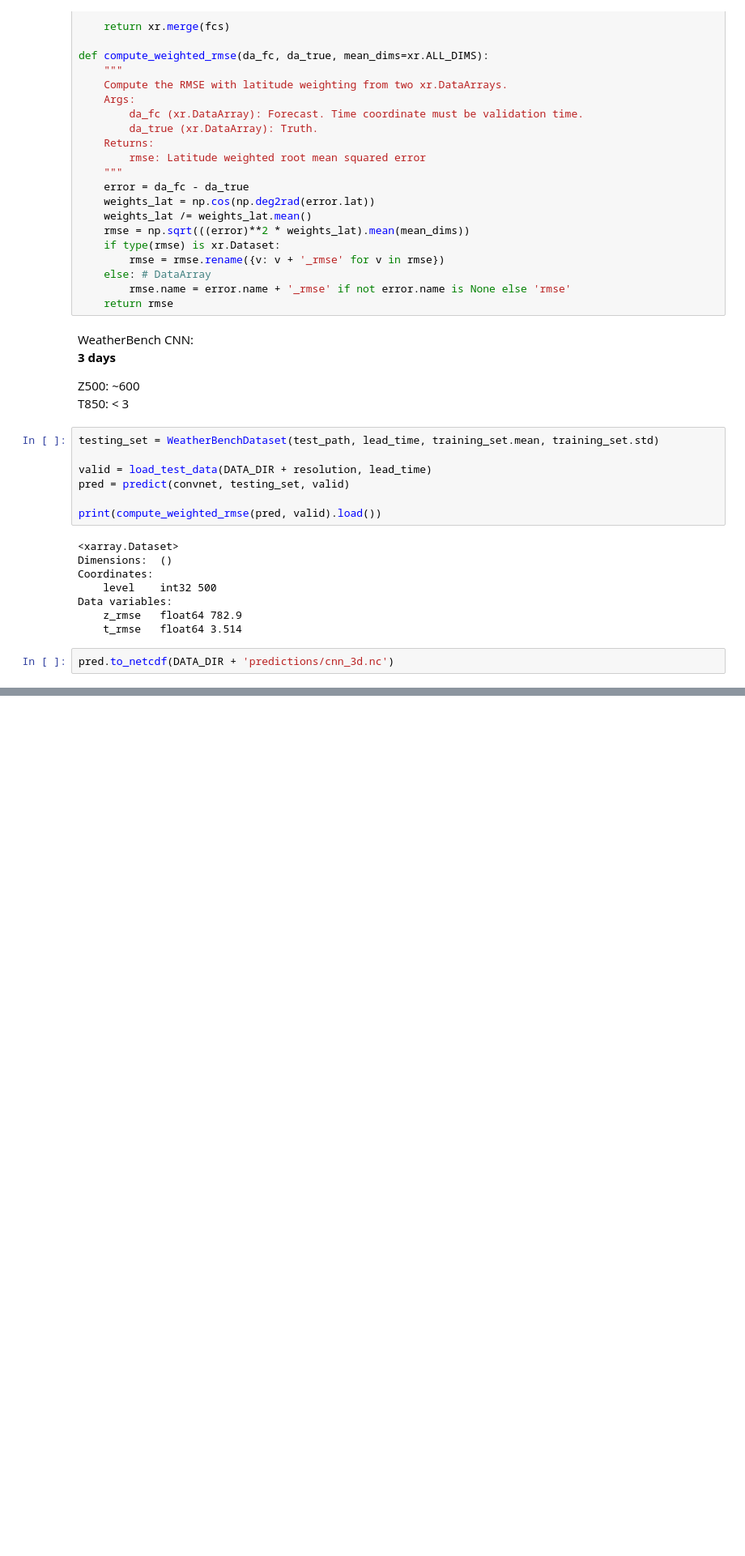
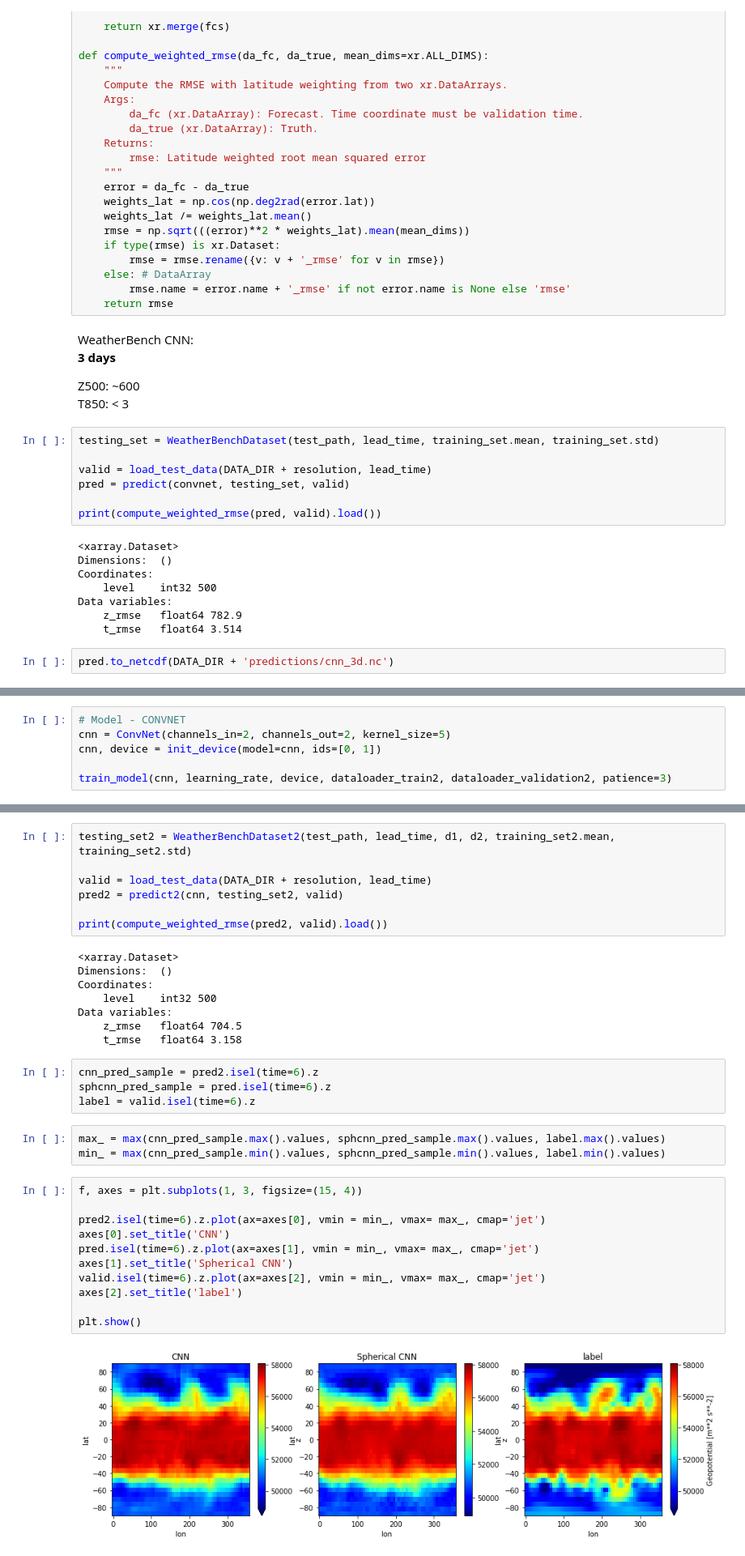
Before and after one commit to deepsphere/deepsphere-weather, a Jupyter notebook: notebooks/data_processing.ipynb, the cells around one changed output, grey strips where cells are left out. Shown: that part at 81% size. Drawn from its saved outputs; the diff is of its cells as text; blank space fills up the shorter version.

```diff
--- a/notebooks/data_processing.ipynb
+++ b/notebooks/data_processing.ipynb
@@ -472,0 +584,6 @@ pred.to_netcdf(DATA_DIR + 'predictions/cnn_3d.nc')
+# %%
+# Model - CONVNET
+cnn = ConvNet(channels_in=2, channels_out=2, kernel_size=5)
+cnn, device = init_device(model=cnn, ids=[0, 1])
+
+train_model(cnn, learning_rate, device, dataloader_train2, dataloader_validation2, patience=3)
@@ -472,0 +608,35 @@ pred.to_netcdf(DATA_DIR + 'predictions/cnn_3d.nc')
+# %%
+testing_set2 = WeatherBenchDataset2(test_path, lead_time, d1, d2, training_set2.mean, training_set2.std)
+
+valid = load_test_data(DATA_DIR + resolution, lead_time)
+pred2 = predict2(cnn, testing_set2, valid)
+
+print(compute_weighted_rmse(pred2, valid).load())
+# %% [output]
+<xarray.Dataset>
+Dimensions:  ()
+Coordinates:
+    level    int32 500
+Data variables:
+    z_rmse   float64 704.5
+    t_rmse   float64 3.158
+# %%
+cnn_pred_sample = pred2.isel(time=6).z
+sphcnn_pred_sample = pred.isel(time=6).z
+label = valid.isel(time=6).z
+# %%
+max_ = max(cnn_pred_sample.max().values, sphcnn_pred_sample.max().values, label.max().values)
+min_ = max(cnn_pred_sample.min().values, sphcnn_pred_sample.min().values, label.min().values)
+# %%
+f, axes = plt.subplots(1, 3, figsize=(15, 4))
+
+pred2.isel(time=6).z.plot(ax=axes[0], vmin = min_, vmax= max_, cmap='jet')
+axes[0].set_title('CNN')
+pred.isel(time=6).z.plot(ax=axes[1], vmin = min_, vmax= max_, cmap='jet')
+axes[1].set_title('Spherical CNN')
+valid.isel(time=6).z.plot(ax=axes[2], vmin = min_, vmax= max_, cmap='jet')
+axes[2].set_title('label')
+
+plt.show()
+# %% [output]
+[figure, added]
```
Also changed, not shown: parts of 8 cells of this notebook.
